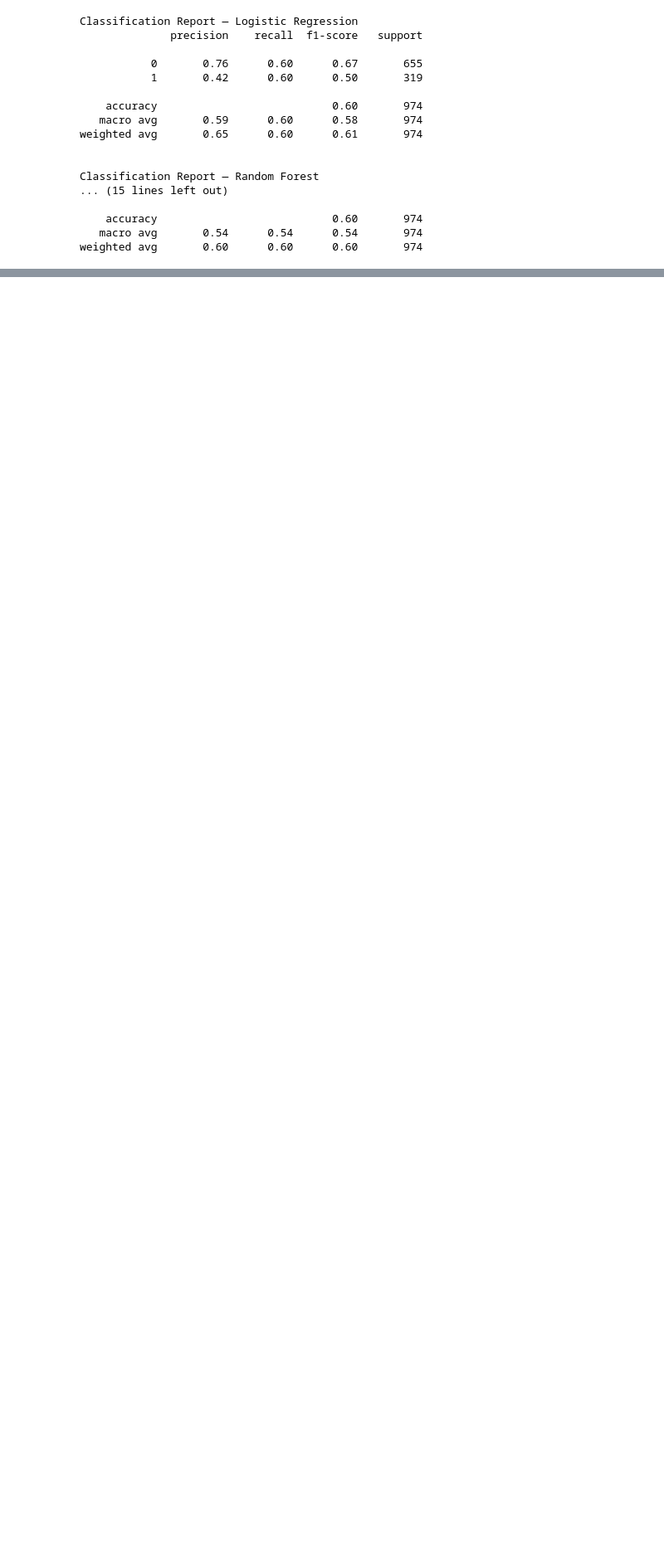
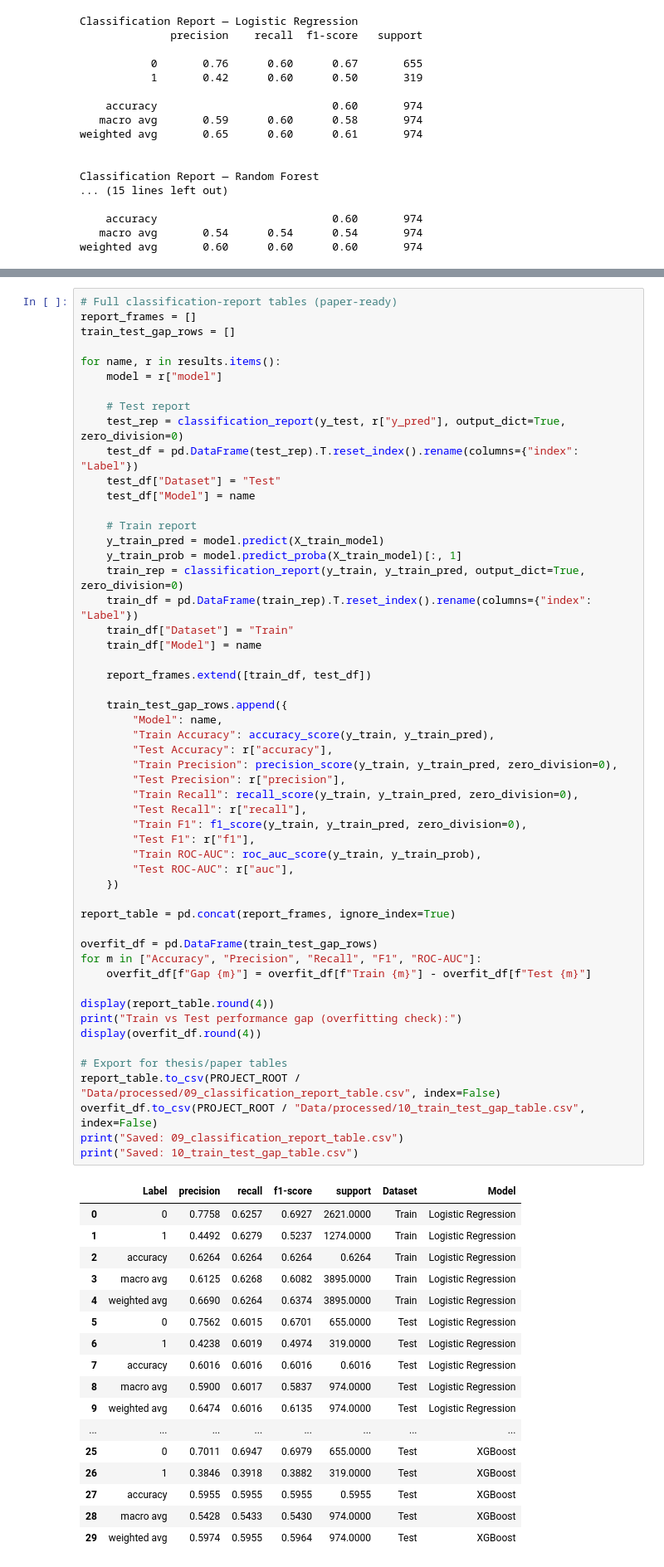
Before and after one commit to app-prenava/stunting, a Jupyter notebook: notebook/stunting-arya.ipynb, the cells around one changed output, grey strips where cells are left out. Shown at 83% size. Saved outputs shown, nothing was run; the diff lists cells and outputs as text; blank space fills up the shorter version.

```diff
--- a/notebook/stunting-arya.ipynb
+++ b/notebook/stunting-arya.ipynb
@@ -803,0 +960,71 @@ weighted avg       0.60      0.60      0.60       974
+# %%
+# Full classification-report tables (paper-ready)
+report_frames = []
+train_test_gap_rows = []
+
+for name, r in results.items():
+    model = r["model"]
+
+    # Test report
+    test_rep = classification_report(y_test, r["y_pred"], output_dict=True, zero_division=0)
+    test_df = pd.DataFrame(test_rep).T.reset_index().rename(columns={"index": "Label"})
+    test_df["Dataset"] = "Test"
+    test_df["Model"] = name
+
+    # Train report
+    y_train_pred = model.predict(X_train_model)
+    y_train_prob = model.predict_proba(X_train_model)[:, 1]
+    train_rep = classification_report(y_train, y_train_pred, output_dict=True, zero_division=0)
+    train_df = pd.DataFrame(train_rep).T.reset_index().rename(columns={"index": "Label"})
+    train_df["Dataset"] = "Train"
+    train_df["Model"] = name
+
+    report_frames.extend([train_df, test_df])
+
+    train_test_gap_rows.append({
+        "Model": name,
+        "Train Accuracy": accuracy_score(y_train, y_train_pred),
+        "Test Accuracy": r["accuracy"],
+        "Train Precision": precision_score(y_train, y_train_pred, zero_division=0),
+        "Test Precision": r["precision"],
+        "Train Recall": recall_score(y_train, y_train_pred, zero_division=0),
+        "Test Recall": r["recall"],
+        "Train F1": f1_score(y_train, y_train_pred, zero_division=0),
+        "Test F1": r["f1"],
+        "Train ROC-AUC": roc_auc_score(y_train, y_train_prob),
+        "Test ROC-AUC": r["auc"],
+    })
+
+report_table = pd.concat(report_frames, ignore_index=True)
+
+overfit_df = pd.DataFrame(train_test_gap_rows)
+for m in ["Accuracy", "Precision", "Recall", "F1", "ROC-AUC"]:
+    overfit_df[f"Gap {m}"] = overfit_df[f"Train {m}"] - overfit_df[f"Test {m}"]
+
+display(report_table.round(4))
+print("Train vs Test performance gap (overfitting check):")
+display(overfit_df.round(4))
+
+# Export for thesis/paper tables
+report_table.to_csv(PROJECT_ROOT / "Data/processed/09_classification_report_table.csv", index=False)
+overfit_df.to_csv(PROJECT_ROOT / "Data/processed/10_train_test_gap_table.csv", index=False)
+print("Saved: 09_classification_report_table.csv")
+print("Saved: 10_train_test_gap_table.csv")
+# %% [output]
+|  | Label | precision | recall | f1-score | support | Dataset | Model |
+| 0 | 0 | 0.7758 | 0.6257 | 0.6927 | 2621.0000 | Train | Logistic Regression |
+| 1 | 1 | 0.4492 | 0.6279 | 0.5237 | 1274.0000 | Train | Logistic Regression |
+| 2 | accuracy | 0.6264 | 0.6264 | 0.6264 | 0.6264 | Train | Logistic Regression |
+| 3 | macro avg | 0.6125 | 0.6268 | 0.6082 | 3895.0000 | Train | Logistic Regression |
+| 4 | weighted avg | 0.6690 | 0.6264 | 0.6374 | 3895.0000 | Train | Logistic Regression |
+| 5 | 0 | 0.7562 | 0.6015 | 0.6701 | 655.0000 | Test | Logistic Regression |
+| 6 | 1 | 0.4238 | 0.6019 | 0.4974 | 319.0000 | Test | Logistic Regression |
+| 7 | accuracy | 0.6016 | 0.6016 | 0.6016 | 0.6016 | Test | Logistic Regression |
+| 8 | macro avg | 0.5900 | 0.6017 | 0.5837 | 974.0000 | Test | Logistic Regression |
+| 9 | weighted avg | 0.6474 | 0.6016 | 0.6135 | 974.0000 | Test | Logistic Regression |
+| ... | ... | ... | ... | ... | ... | ... | ... |
+| 25 | 0 | 0.7011 | 0.6947 | 0.6979 | 655.0000 | Test | XGBoost |
+| 26 | 1 | 0.3846 | 0.3918 | 0.3882 | 319.0000 | Test | XGBoost |
+| 27 | accuracy | 0.5955 | 0.5955 | 0.5955 | 0.5955 | Test | XGBoost |
+| 28 | macro avg | 0.5428 | 0.5433 | 0.5430 | 974.0000 | Test | XGBoost |
+| 29 | weighted avg | 0.5974 | 0.5955 | 0.5964 | 974.0000 | Test | XGBoost |
```
Also changed, not shown: parts of 8 cells of this notebook, 7 other files.
